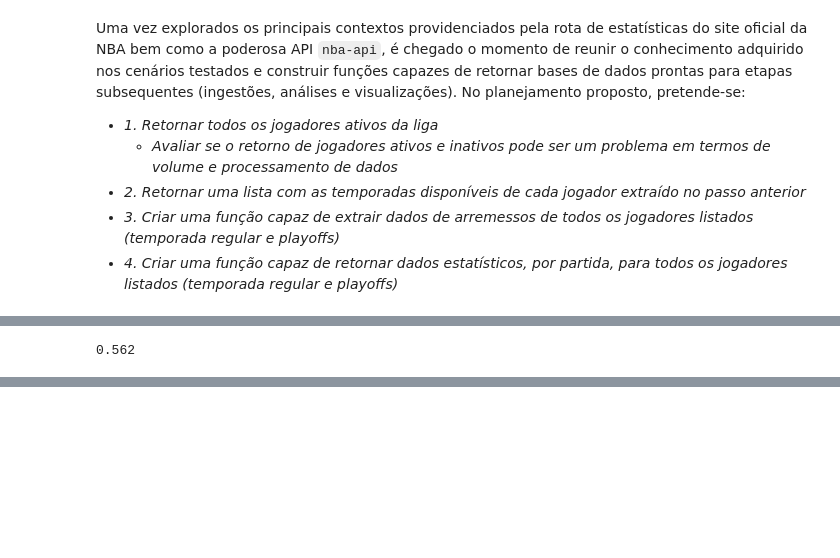
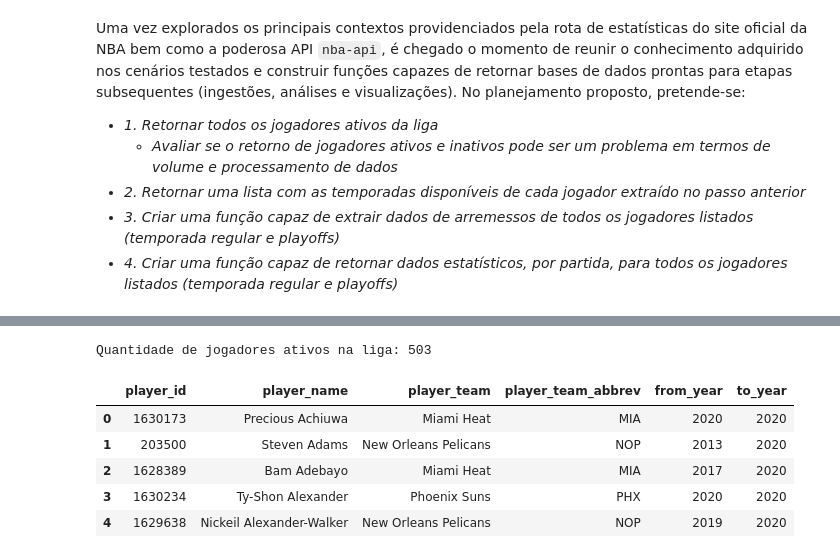
Before and after one commit to ThiagoPanini/nbaflow, a Jupyter notebook: notebooks/NBAflow-doc-api.ipynb, the cells around one changed output, grey strips where cells are left out. Saved outputs shown, nothing was run; the diff lists cells and outputs as text; code cells hidden in the pictures; blank space fills up the shorter version.

```diff
--- a/notebooks/NBAflow-doc-api.ipynb
+++ b/notebooks/NBAflow-doc-api.ipynb
@@ -1389,4 +1316,29 @@ Season: {season}
-# %%
-pct_wins
-# %% [output]
-0.562
+# %%
+# Coletando dados de jogadores ativos
+logger.debug(f'Extraindo jogadores ativos da liga')
+i = 0
+while True:
+    i += 1
+    try:
+        # Retornando e filtrando dados apenas de jogadores ativos
+        players_raw = commonallplayers.CommonAllPlayers(timeout=TIMEOUT).common_all_players.get_data_frame()
+        players_raw = players_raw.query('TO_YEAR == @CURRENT_YEAR and TEAM_ID > 0')
+        players_raw['PLAYER_TEAM'] = players_raw['TEAM_CITY'] + ' ' + players_raw['TEAM_NAME']
+
+        # Filtrando colunas
+        players_info = players_raw.loc[:, ['PERSON_ID', 'DISPLAY_FIRST_LAST', 'PLAYER_TEAM', 'TEAM_ABBREVIATION',
+                                           'FROM_YEAR', 'TO_YEAR']]
+        players_info.columns = ['player_id', 'player_name', 'player_team', 'player_team_abbrev', 'from_year', 'to_year']
+        players_info.reset_index(drop=True, inplace=True)
+
+        break
+    except Exception as e:
+        TIMEOUT += 5
+        if i % 5 == 0:
+            logger.warning(f'Iniciando {i + 1}ª tentativa com timeout ajustado para {TIMEOUT}s')
+        continue
+
+# Visualizando base
+print(f'Quantidade de jogadores ativos na liga: {len(players_info)}')
+players_info.head()
+# %% [output]
@@ -1392,0 +1346,7 @@ pct_wins
+Quantidade de jogadores ativos na liga: 503
+|  | player_id | player_name | player_team | player_team_abbrev | from_year | to_year |
+| 0 | 1630173 | Precious Achiuwa | Miami Heat | MIA | 2020 | 2020 |
+| 1 | 203500 | Steven Adams | New Orleans Pelicans | NOP | 2013 | 2020 |
+| 2 | 1628389 | Bam Adebayo | Miami Heat | MIA | 2017 | 2020 |
+| 3 | 1630234 | Ty-Shon Alexander | Phoenix Suns | PHX | 2020 | 2020 |
+| 4 | 1629638 | Nickeil Alexander-Walker | New Orleans Pelicans | NOP | 2019 | 2020 |
```
Also changed, not shown: parts of 17 cells of this notebook.
